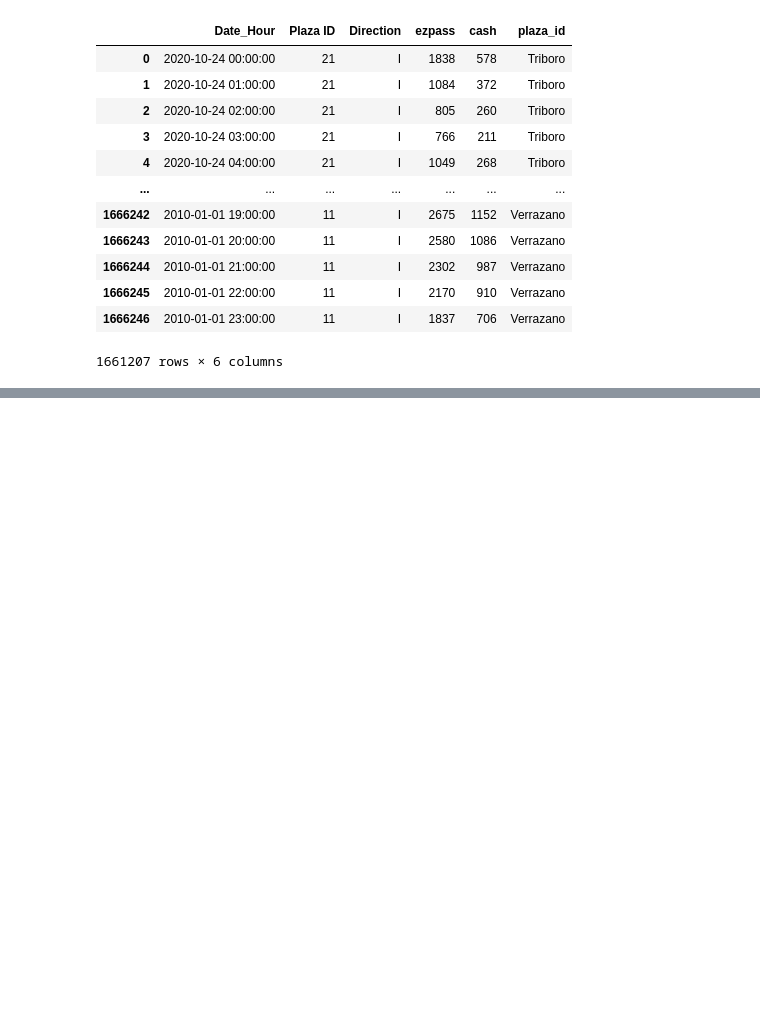
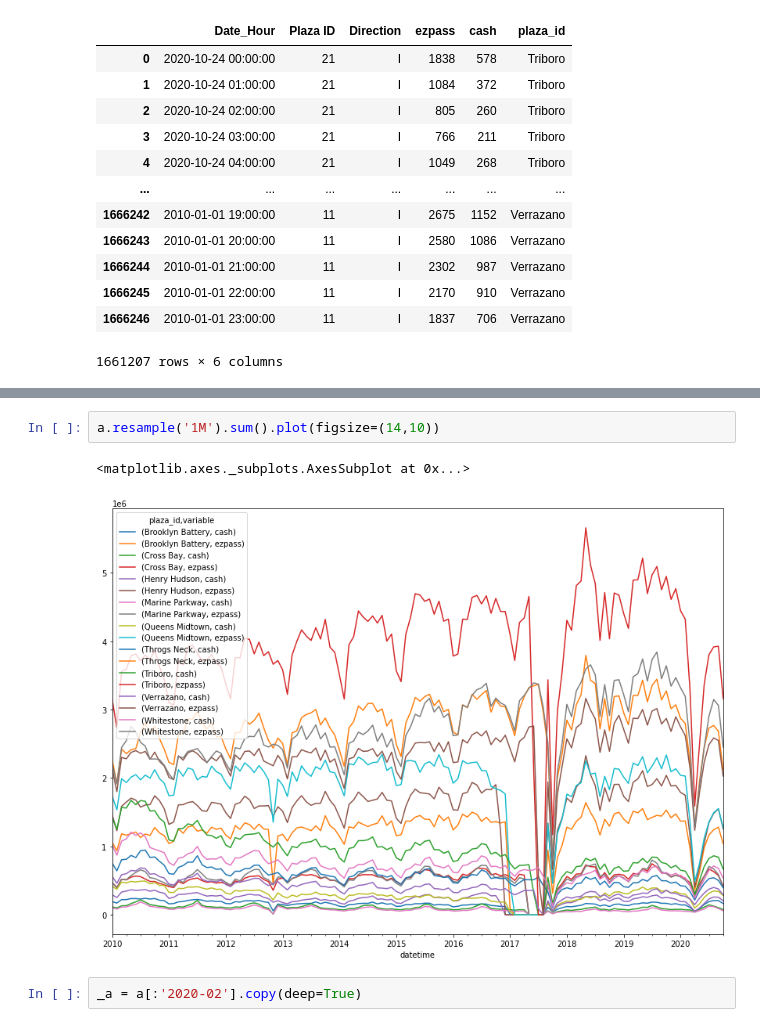
Before and after one commit to albertum1/Time_Series_MTABT, a Jupyter notebook: MTABT_Preprocessing.ipynb, the cells around one changed output, grey strips where cells are left out. Cells and saved outputs as stored; diff of their text form; blank space fills up the shorter version.

```diff
--- a/MTABT_Preprocessing.ipynb
+++ b/MTABT_Preprocessing.ipynb
@@ -111,0 +153,7 @@ df.loc[df['cash'].eq(0)].describe()
+# %%
+a.resample('1M').sum().plot(figsize=(14,10))
+# %% [output]
+<matplotlib.axes._subplots.AxesSubplot at 0x...>
+[figure, added]
+# %%
+_a = a[:'2020-02'].copy(deep=True)
```
Also changed, not shown: parts of 58 cells of this notebook.
